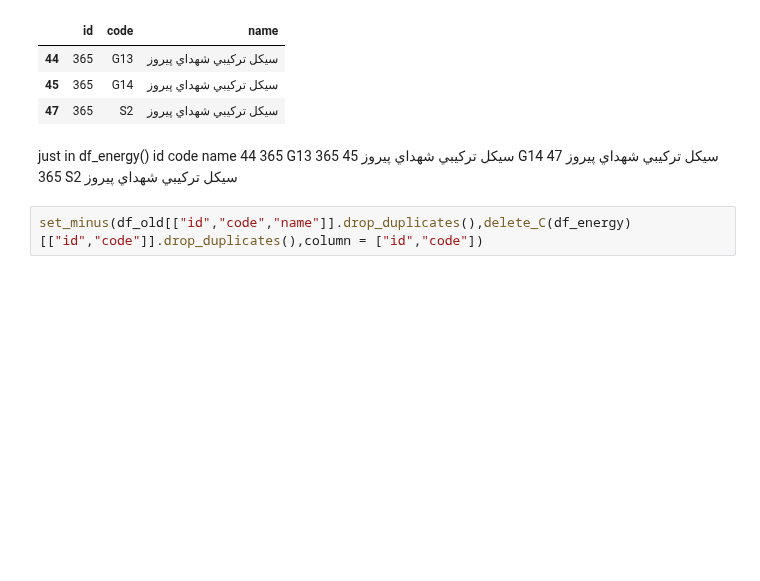
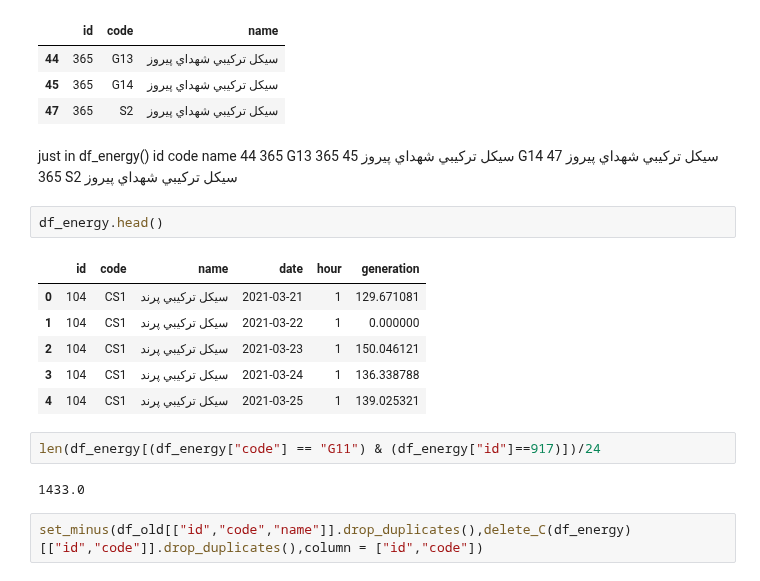
Before and after one commit to SHSMJ200/Bargh_ML, a Jupyter notebook: src/models/jupyter_files/test_null_data.ipynb, the cells around one changed output. Drawn from its saved outputs; the diff is of its cells as text; blank space fills up the shorter version.

```diff
--- a/src/models/jupyter_files/test_null_data.ipynb
+++ b/src/models/jupyter_files/test_null_data.ipynb
@@ -72,6 +72,19 @@ just in df_energy()
 44	365	G13	سيکل ترکيبي شهداي پيروز
 45	365	G14	سيکل ترکيبي شهداي پيروز
 47	365	S2	سيکل ترکيبي شهداي پيروز
+# %%
+df_energy.head()
+# %% [output]
+|  | id | code | name | date | hour | generation |
+| 0 | 104 | CS1 | سيکل ترکيبي پرند | 2021-03-21 | 1 | 129.671081 |
+| 1 | 104 | CS1 | سيکل ترکيبي پرند | 2021-03-22 | 1 | 0.000000 |
+| 2 | 104 | CS1 | سيکل ترکيبي پرند | 2021-03-23 | 1 | 150.046121 |
+| 3 | 104 | CS1 | سيکل ترکيبي پرند | 2021-03-24 | 1 | 136.338788 |
+| 4 | 104 | CS1 | سيکل ترکيبي پرند | 2021-03-25 | 1 | 139.025321 |
+# %%
+len(df_energy[(df_energy["code"] == "G11") & (df_energy["id"]==917)])/24
+# %% [output]
+1433.0
 # %%
 set_minus(df_old[["id","code","name"]].drop_duplicates(),delete_C(df_energy)[["id","code"]].drop_duplicates(),column = ["id","code"])
 # %% [output]
```
Also changed, not shown: parts of 1 cell of this notebook.
